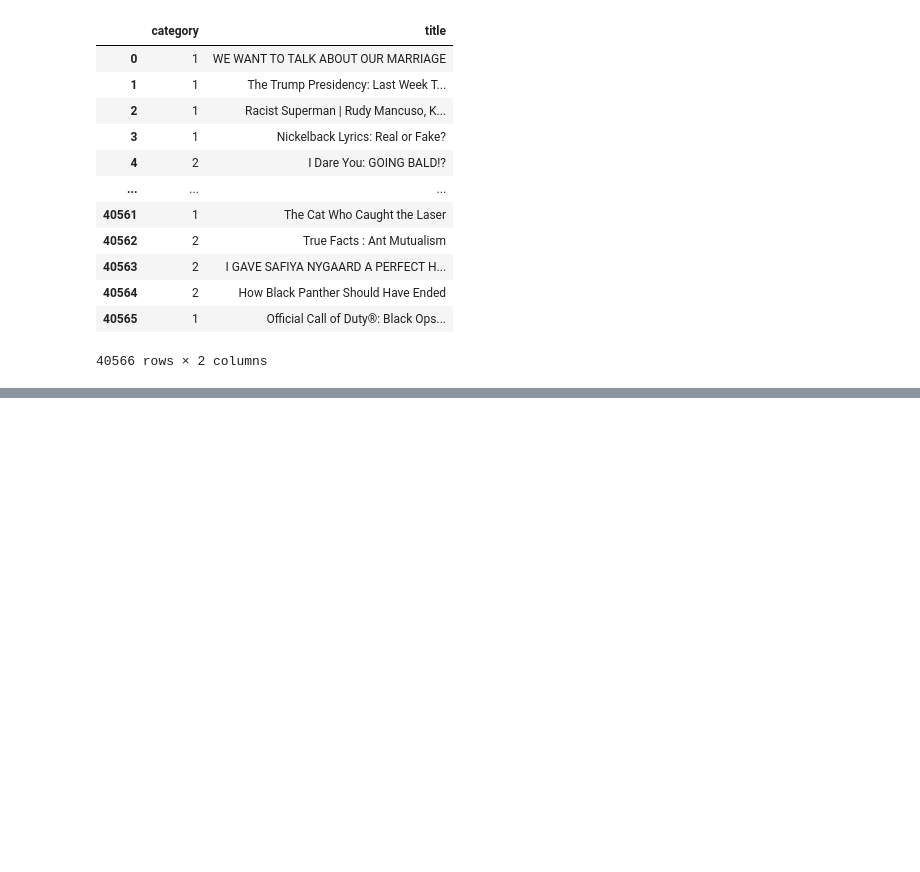
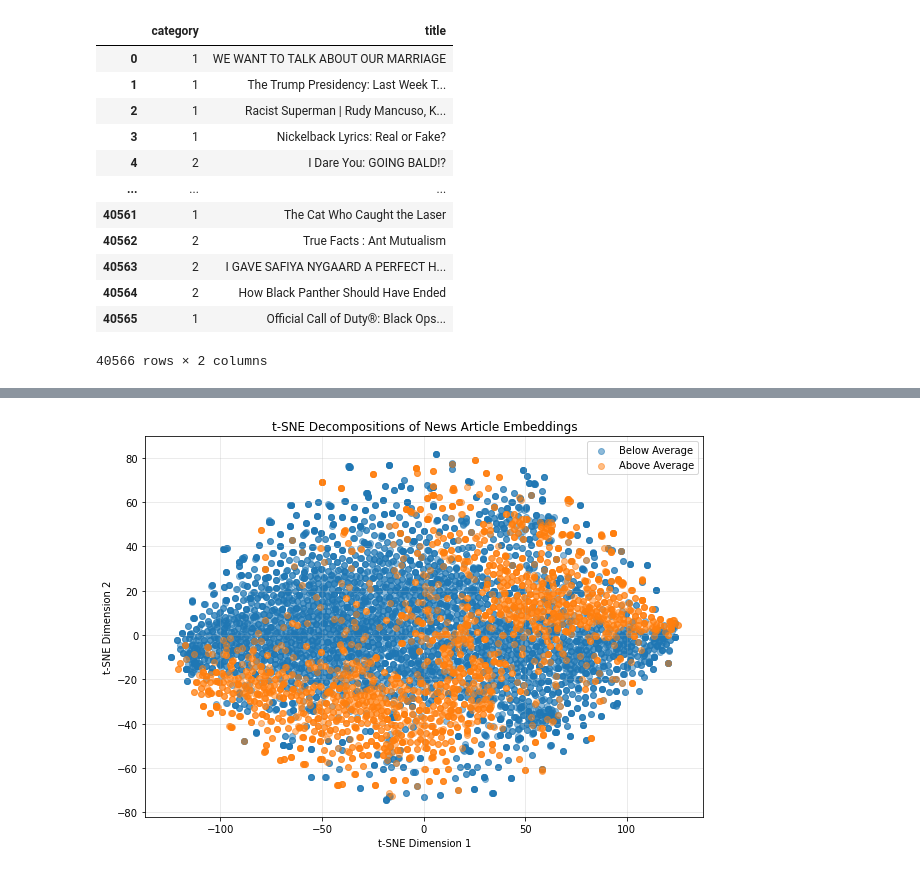
Before and after one commit to danielfeinblatt/Investigating-the-YouTube-Algorithm, a Jupyter notebook: Word Embedding Models.ipynb, the cells around one changed output, grey strips where cells are left out. Saved outputs shown, nothing was run; the diff lists cells and outputs as text; code cells hidden in the pictures; blank space fills up the shorter version.

```diff
--- a/Word Embedding Models.ipynb
+++ b/Word Embedding Models.ipynb
@@ -410,0 +575,25 @@ plt.show()
+# %%
+# Set number of components to 2 so we can visualize embeddings in a 2D plot
+n_components = 2
+
+# Instantiate t-SNE model
+tsne = TSNE(n_components=n_components, random_state=0)
+
+# Transform embeddings using t-SNE
+tsne_embeddings = tsne.fit_transform(embeddings_test)
+
+# Plot PCA decomposition of word embeddings - color code according to topic
+fig1, ax1 = plt.subplots(nrows=1, ncols=1, figsize=(10, 7))
+for i in range(NUM_OUTPUTS):
+    ax1.scatter(tsne_embeddings[np.where(labels_test==i), 0], tsne_embeddings[np.where(labels_test==i), 1],
+                alpha=0.5, label=labels_dict[i])
+ax1.set_xlabel('t-SNE Dimension 1')
+ax1.set_ylabel('t-SNE Dimension 2')
+ax1.set_title('t-SNE Decompositions of News Article Embeddings')
+ax1.grid(alpha=0.3)
+ax1.legend(loc='upper right')
+
+# Display plot
+plt.show()
+# %% [output]
+[figure, added]
```
Also changed, not shown: parts of 30 cells of this notebook.
